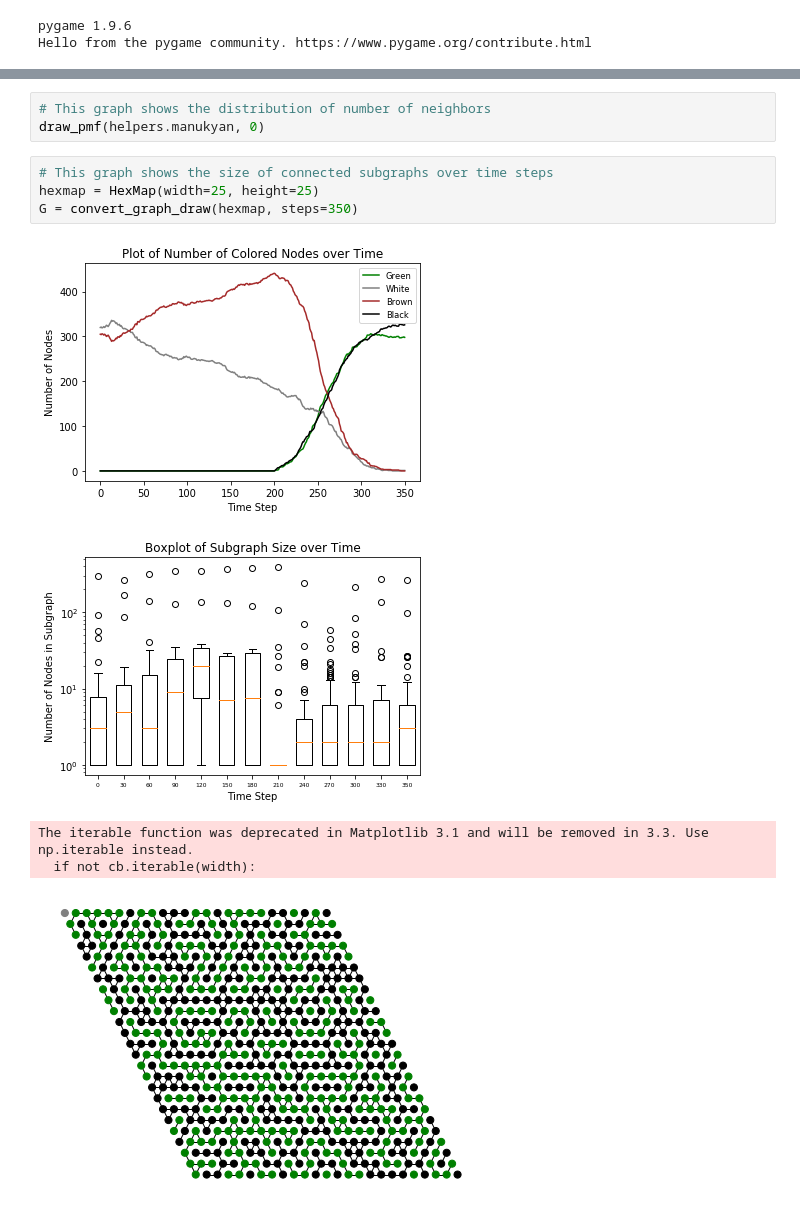
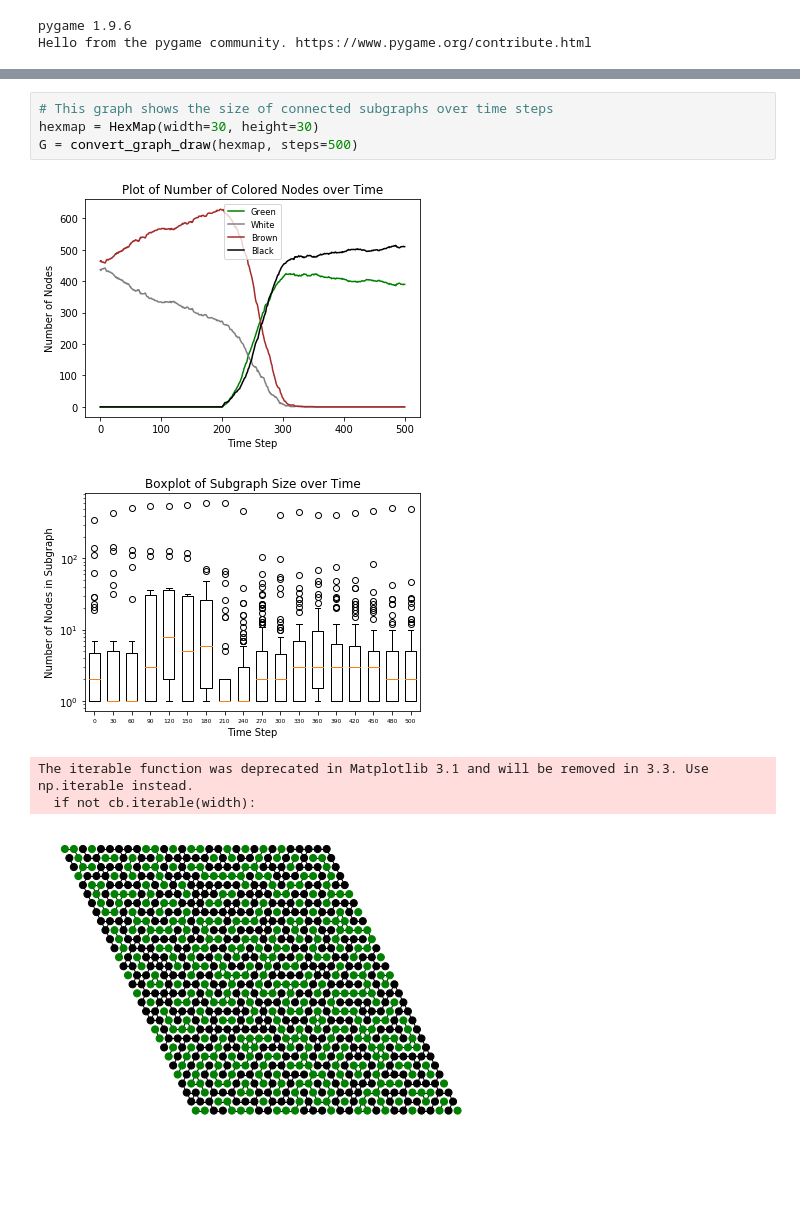
Before and after one commit to danny-kang-dev/ComplexLizards-CA, a Jupyter notebook: code/Results Generator.ipynb, the cells around one changed output, grey strips where cells are left out. Cells and saved outputs as stored; diff of their text form; blank space fills up the shorter version.

```diff
--- a/code/Results Generator.ipynb
+++ b/code/Results Generator.ipynb
@@ -22,15 +16,12 @@ draw_manukyan_pmf(helpers.manukyan, 0)
-# %%
-# This graph shows the distribution of number of neighbors
-draw_pmf(helpers.manukyan, 0)
 # %%
 # This graph shows the size of connected subgraphs over time steps
-hexmap = HexMap(width=25, height=25)
-G = convert_graph_draw(hexmap, steps=350)
+hexmap = HexMap(width=30, height=30)
+G = convert_graph_draw(hexmap, steps=500)
 # %% [output]
-[figure, old version]
+[figure, new version]
-[figure, old version]
+[figure, new version]
 The iterable function was deprecated in Matplotlib 3.1 and will be removed in 3.3. Use np.iterable instead.
   if not cb.iterable(width):
-[figure, old version]
+[figure, new version]
 # %%
 # Initial pmf of number of nodes
```
Also changed, not shown: parts of 6 cells of this notebook, 1 other file.
